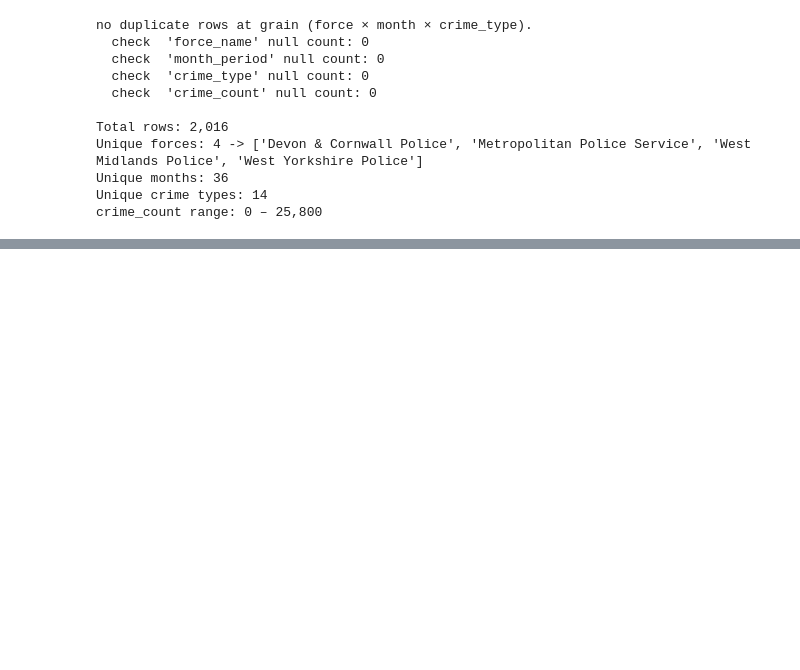
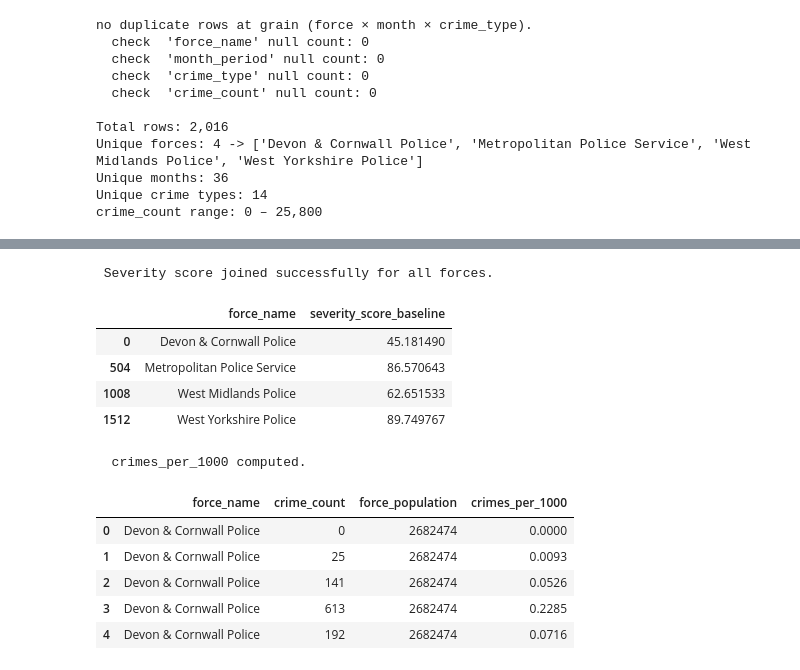
Before and after one commit to vcmeamaria/data-cleaning, a Jupyter notebook: pipeline.ipynb, the cells around one changed output, grey strips where cells are left out. Cells and saved outputs as stored; diff of their text form; code cells hidden in the pictures; blank space fills up the shorter version.

```diff
--- a/pipeline.ipynb
+++ b/pipeline.ipynb
@@ -993,0 +1040,20 @@ crime_count range: 0 – 25,800
+# %%
+# extract the four target forces and most recent severity scores
+SEVERITY_COL = "Apr '15 to Mar '16"  # most recent available year
+
+sev_rows = []
+for raw_name, canonical_name in SEVERITY_NAME_MAP.items():
+    match = df_severity_raw[df_severity_raw["Name"] == raw_name]
+    if match.empty:
+        print(f" '{raw_name}' not found in severity file - check SEVERITY_NAME_MAP.")
+        continue
+    score = match.iloc[0][SEVERITY_COL]
+    sev_rows.append({"force_name": canonical_name, "severity_score_baseline": float(score)})
+
+df_severity = pd.DataFrame(sev_rows)
+print("severity score lookup table:")
+display(df_severity)
+
+print()
+print(f"assumption: '{SEVERITY_COL}' score used as a static proxy baseline for 2023-2026.")
+print("this is the most recent year available in the Home Office severity data tool.")
@@ -993,0 +1069,37 @@ crime_count range: 0 – 25,800
+# %%
+# join severity scores onto aggregated dataset
+df_final = df_agg.merge(
+    df_severity,
+    on="force_name",
+    how="left"
+)
+
+sev_nulls = df_final["severity_score_baseline"].isna().sum()
+if sev_nulls > 0:
+    print(f" {sev_nulls} rows have no severity score — check name mapping.")
+else:
+    print(" Severity score joined successfully for all forces.")
+    display(df_final[["force_name", "severity_score_baseline"]].drop_duplicates())
+
+# compute crimes_per_1000 on the final DataFrame
+df_final["crimes_per_1000"] = (
+    df_final["crime_count"] / df_final["force_population"]
+) * 1000
+df_final["crimes_per_1000"] = df_final["crimes_per_1000"].round(4)
+
+print("\n  crimes_per_1000 computed.")
+display(df_final[["force_name", "crime_count", "force_population", "crimes_per_1000"]].head())
+# %% [output]
+ Severity score joined successfully for all forces.
+|  | force_name | severity_score_baseline |
+| 0 | Devon & Cornwall Police | 45.181490 |
+| 504 | Metropolitan Police Service | 86.570643 |
+| 1008 | West Midlands Police | 62.651533 |
+| 1512 | West Yorkshire Police | 89.749767 |
+  crimes_per_1000 computed.
+|  | force_name | crime_count | force_population | crimes_per_1000 |
+| 0 | Devon & Cornwall Police | 0 | 2682474 | 0.0000 |
+| 1 | Devon & Cornwall Police | 25 | 2682474 | 0.0093 |
+| 2 | Devon & Cornwall Police | 141 | 2682474 | 0.0526 |
+| 3 | Devon & Cornwall Police | 613 | 2682474 | 0.2285 |
+| 4 | Devon & Cornwall Police | 192 | 2682474 | 0.0716 |
```
Also changed, not shown: parts of 8 cells of this notebook.
